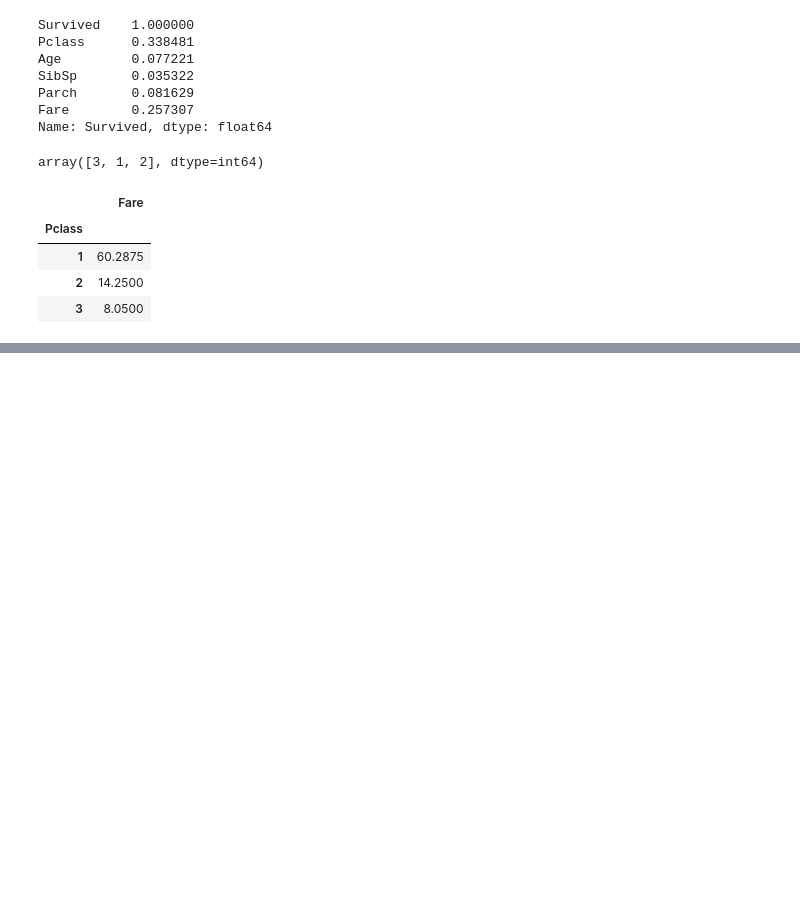
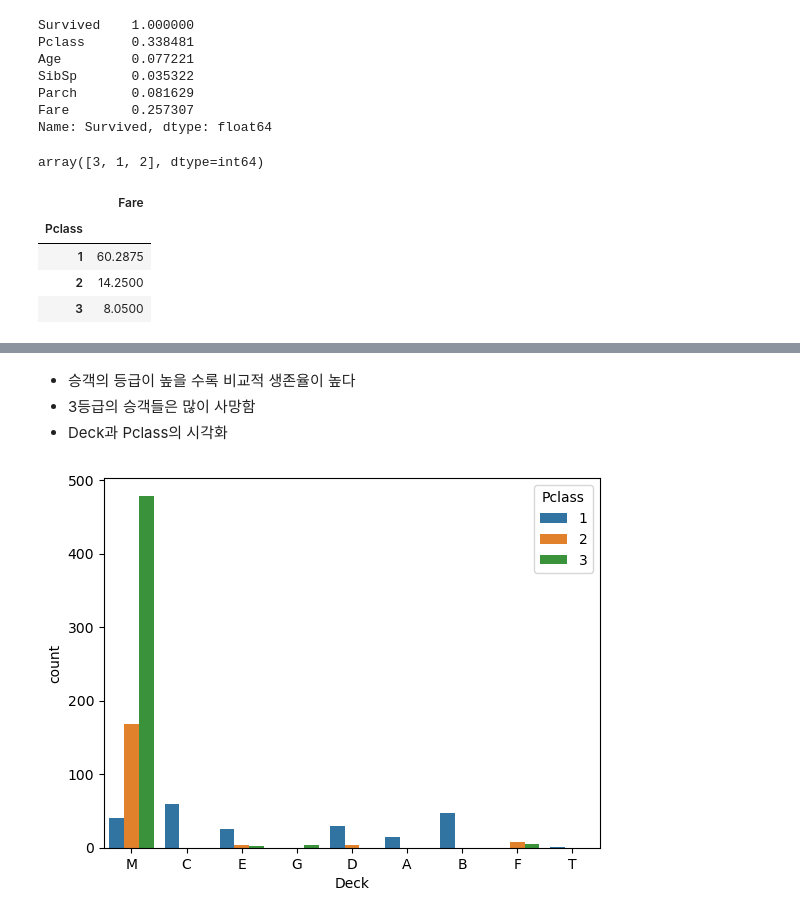
Before and after one commit to truffleToast/Aishool, a Jupyter notebook: Pythonstudy/Machine Learning/ex_05_titanico_분류실습.ipynb, the cells around one changed output, grey strips where cells are left out. Cells and saved outputs as stored; diff of their text form; code cells hidden in the pictures; blank space fills up the shorter version.

```diff
--- a/Pythonstudy/Machine Learning/ex_05_titanico_분류실습.ipynb
+++ b/Pythonstudy/Machine Learning/ex_05_titanico_분류실습.ipynb
@@ -278,0 +586,9 @@ pf.groupby(['Pclass']).median()
+# %% [markdown]
+- 승객의 등급이 높을 수록 비교적 생존율이 높다
+- 3등급의 승객들은 많이 사망함
+- Deck과 Pclass의 시각화
+# %%
+sns.countplot(data = train, x='Deck' ,hue= 'Pclass')
+plt.show()
+# %% [output]
+[figure, added]
```
Also changed, not shown: parts of 28 cells of this notebook.
